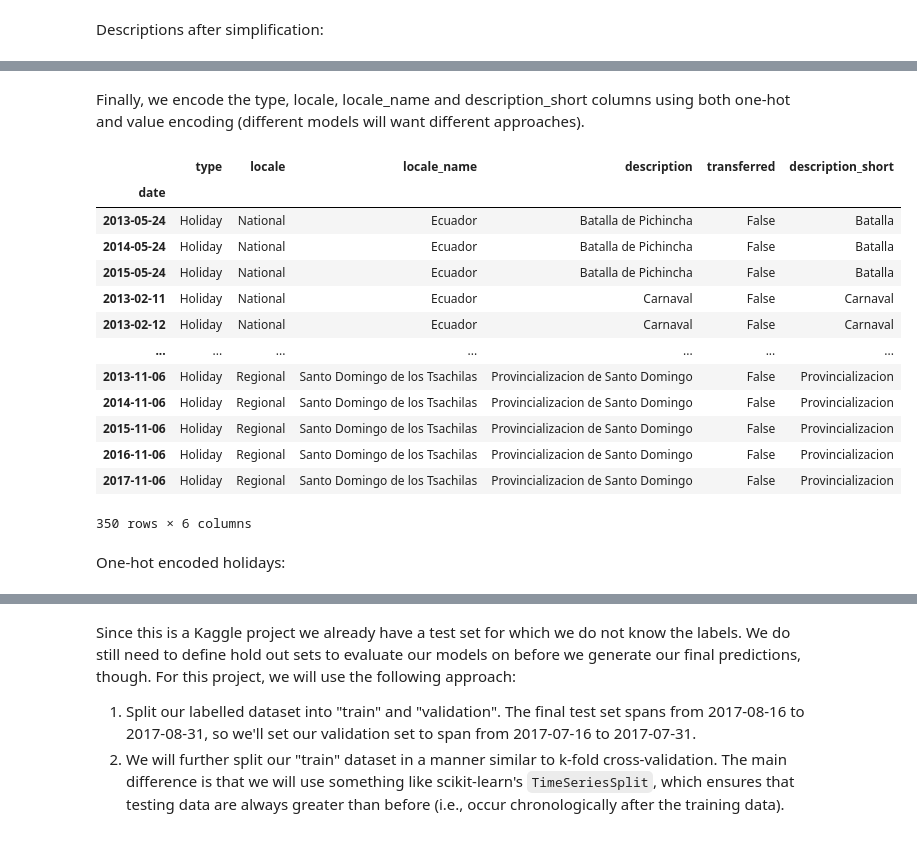
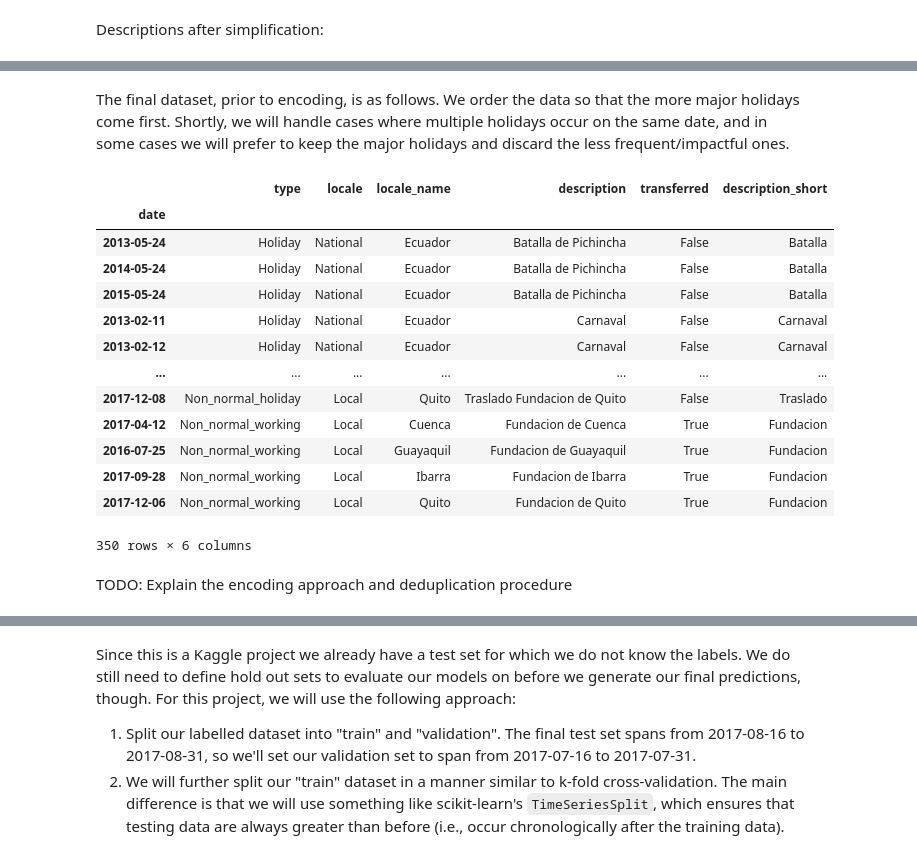
Before and after one commit to jackgisby/mini_projects, a Jupyter notebook: getting_started_forecasting/kaggle-getting-started-store-sales-prediction.ipynb, the cells around one changed output, grey strips where cells are left out. Drawn from its saved outputs; the diff is of its cells as text; code cells hidden in the pictures.

Commit message:
Rework encoding approach

```diff
--- a/getting_started_forecasting/kaggle-getting-started-store-sales-prediction.ipynb
+++ b/getting_started_forecasting/kaggle-getting-started-store-sales-prediction.ipynb
@@ -295,47 +295,50 @@ Viernes               5
 Recupero              5
 Inauguracion          1
 Name: count, dtype: int64
-# %% [markdown]
-Finally, we encode the type, locale, locale_name and description_short columns using both one-hot and value encoding (different models will want different approaches).
+# %% [markdown]
+The final dataset, prior to encoding, is as follows. We order the data so that the more major holidays come first. Shortly, we will handle cases where multiple holidays occur on the same date, and in some cases we will prefer to keep the major holidays and discard the less frequent/impactful ones.
 # %%
 # Order categories
 original_data["holidays_events"]['locale'] = pd.Categorical(
     original_data["holidays_events"]['locale'],
-    ["National", "Local", "Regional"],
+    ["National", "Regional", "Local"],
     ordered=True
 )
 original_data["holidays_events"]['type'] = pd.Categorical(
     original_data["holidays_events"]['type'],
     categories=original_data["holidays_events"]["type"].value_counts().index,
     ordered=True
 )
 original_data["holidays_events"]['locale_name'] = pd.Categorical(
     original_data["holidays_events"]['locale_name'],
     categories=original_data["holidays_events"]["locale_name"].value_counts().index,
     ordered=True
 )
 original_data["holidays_events"]['description_short'] = pd.Categorical(
     original_data["holidays_events"]['description_short'],
     categories=original_data["holidays_events"]["description_short"].value_counts().index,
     ordered=True
 )
 
 original_data["holidays_events"] = original_data["holidays_events"].sort_values(["locale", "type", "description", "locale_name"])
+original_data["holidays_events"]
 # %% [output]
 |  | type | locale | locale_name | description | transferred | description_short |
 | date |  |  |  |  |  |  |
 | 2013-05-24 | Holiday | National | Ecuador | Batalla de Pichincha | False | Batalla |
 | 2014-05-24 | Holiday | National | Ecuador | Batalla de Pichincha | False | Batalla |
 | 2015-05-24 | Holiday | National | Ecuador | Batalla de Pichincha | False | Batalla |
 | 2013-02-11 | Holiday | National | Ecuador | Carnaval | False | Carnaval |
 | 2013-02-12 | Holiday | National | Ecuador | Carnaval | False | Carnaval |
 | ... | ... | ... | ... | ... | ... | ... |
-| 2013-11-06 | Holiday | Regional | Santo Domingo de los Tsachilas | Provincializacion de Santo Domingo | False | Provincializacion |
-| 2014-11-06 | Holiday | Regional | Santo Domingo de los Tsachilas | Provincializacion de Santo Domingo | False | Provincializacion |
-| 2015-11-06 | Holiday | Regional | Santo Domingo de los Tsachilas | Provincializacion de Santo Domingo | False | Provincializacion |
-| 2016-11-06 | Holiday | Regional | Santo Domingo de los Tsachilas | Provincializacion de Santo Domingo | False | Provincializacion |
-| 2017-11-06 | Holiday | Regional | Santo Domingo de los Tsachilas | Provincializacion de Santo Domingo | False | Provincializacion |
+| 2017-12-08 | Non_normal_holiday | Local | Quito | Traslado Fundacion de Quito | False | Traslado |
+| 2017-04-12 | Non_normal_working | Local | Cuenca | Fundacion de Cuenca | True | Fundacion |
+| 2016-07-25 | Non_normal_working | Local | Guayaquil | Fundacion de Guayaquil | True | Fundacion |
+| 2017-09-28 | Non_normal_working | Local | Ibarra | Fundacion de Ibarra | True | Fundacion |
+| 2017-12-06 | Non_normal_working | Local | Quito | Fundacion de Quito | True | Fundacion |
 350 rows × 6 columns
+# %% [markdown]
+TODO: Explain the encoding approach and deduplication procedure
 # %%
 cols_to_encode = ["type", "locale", "locale_name", "description_short"]
 
@@ -372,5 +375,3 @@ for col in cols_to_encode:
     label_encoded_holidays[col + "_label"] = label_encoded_holidays[col + "_label"].astype(int)
 
 encoded_holidays = {"value": label_encoded_holidays, "onehot": oh_encoded_holidays}
-# %% [markdown]
-One-hot encoded holidays:
```
Also changed, not shown: parts of 13 cells of this notebook.
